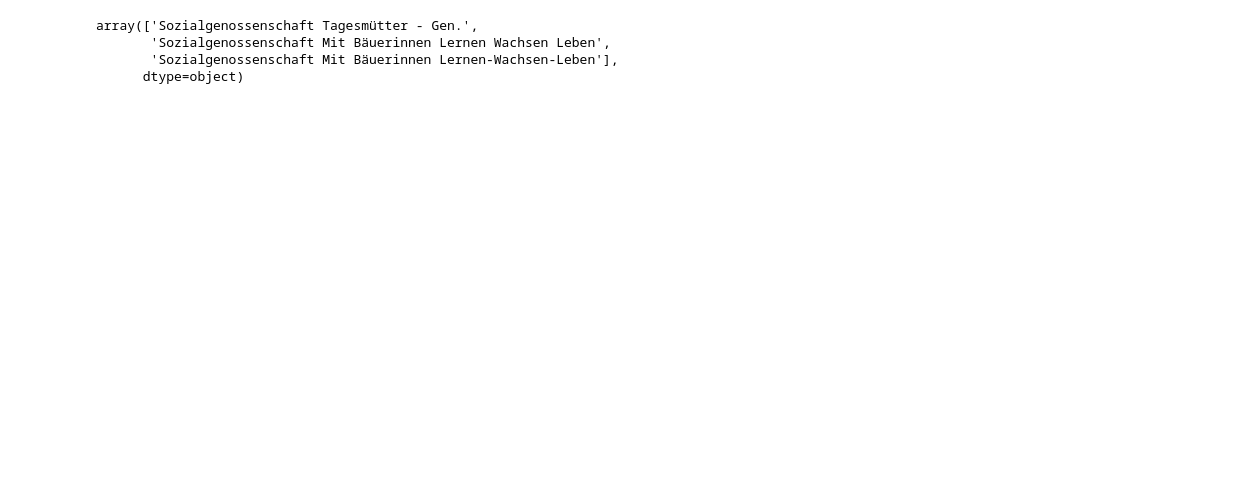
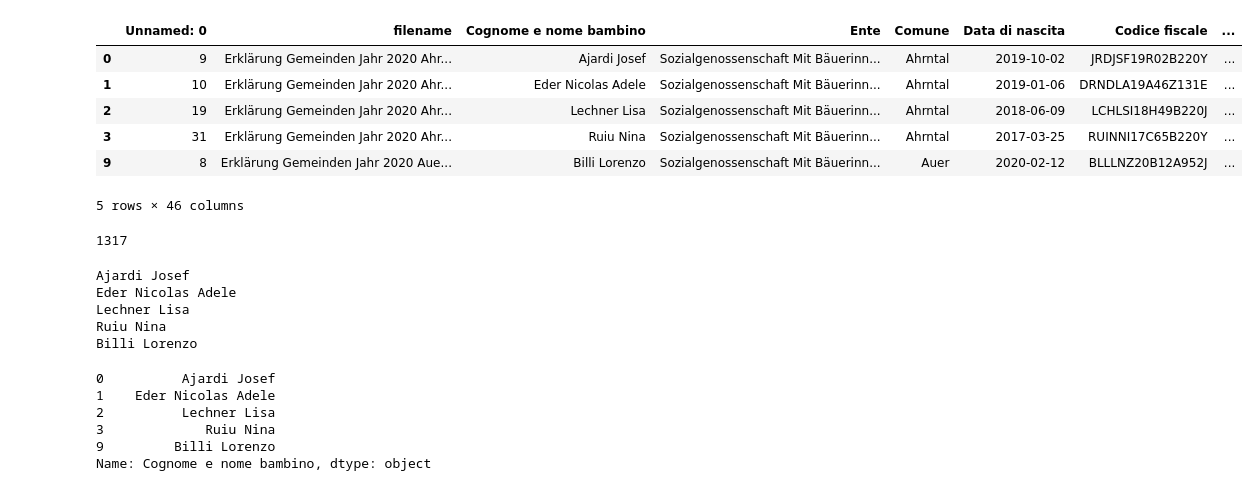
Before and after one commit to stfzz/max, a Jupyter notebook: Untitled5.ipynb, the cells around one changed output. Cells and saved outputs as stored; diff of their text form; code cells hidden in the pictures; blank space fills up the shorter version.

```diff
--- a/Untitled5.ipynb
+++ b/Untitled5.ipynb
@@ -23,12 +23,36 @@ Index(['Unnamed: 0', 'filename', 'Cognome e nome bambino', 'Ente', 'Comune',
        'fineNorm'],
       dtype='object')
 # %%
-df["Ente"].unique()
+e = df["Ente"] == "Sozialgenossenschaft Mit Bäuerinnen Lernen Wachsen Leben"
-# %% [output]
-array(['Sozialgenossenschaft Tagesmütter - Gen.',
-       'Sozialgenossenschaft Mit Bäuerinnen Lernen Wachsen Leben',
-       'Sozialgenossenschaft Mit Bäuerinnen Lernen-Wachsen-Leben'],
-      dtype=object)
 # %%
-if not df[df["errCodFisc1"] == True].empty:
-    print("W")
+df[e]
+# %% [output]
+|  | Unnamed: 0 | filename | Cognome e nome bambino | Ente | Comune | Data di nascita | Codice fiscale | ... |
+| 0 | 9 | Erklärung Gemeinden Jahr 2020 Ahr... | Ajardi Josef | Sozialgenossenschaft Mit Bäuerinn... | Ahrntal | 2019-10-02 | JRDJSF19R02B220Y | ... |
+| 1 | 10 | Erklärung Gemeinden Jahr 2020 Ahr... | Eder Nicolas Adele | Sozialgenossenschaft Mit Bäuerinn... | Ahrntal | 2019-01-06 | DRNDLA19A46Z131E | ... |
+| 2 | 19 | Erklärung Gemeinden Jahr 2020 Ahr... | Lechner Lisa | Sozialgenossenschaft Mit Bäuerinn... | Ahrntal | 2018-06-09 | LCHLSI18H49B220J | ... |
+| 3 | 31 | Erklärung Gemeinden Jahr 2020 Ahr... | Ruiu Nina | Sozialgenossenschaft Mit Bäuerinn... | Ahrntal | 2017-03-25 | RUINNI17C65B220Y | ... |
+| 9 | 8 | Erklärung Gemeinden Jahr 2020 Aue... | Billi Lorenzo | Sozialgenossenschaft Mit Bäuerinn... | Auer | 2020-02-12 | BLLLNZ20B12A952J | ... |
+5 rows × 46 columns
+# %%
+df["Codice fiscale"].nunique()
+# %% [output]
+1317
+# %%
+for n in df["Cognome e nome bambino"][df["Ente"] == "Sozialgenossenschaft Mit Bäuerinnen Lernen Wachsen Leben"]:
+    print(n)
+# %% [output]
+Ajardi Josef
+Eder Nicolas Adele
+Lechner Lisa
+Ruiu Nina
+Billi Lorenzo
+# %%
+df["Cognome e nome bambino"][df["Ente"] == "Sozialgenossenschaft Mit Bäuerinnen Lernen Wachsen Leben"]
+# %% [output]
+0          Ajardi Josef
+1    Eder Nicolas Adele
+2          Lechner Lisa
+3             Ruiu Nina
+9         Billi Lorenzo
+Name: Cognome e nome bambino, dtype: object
```
Also changed, not shown: parts of 5 cells of this notebook, 4 other files.
